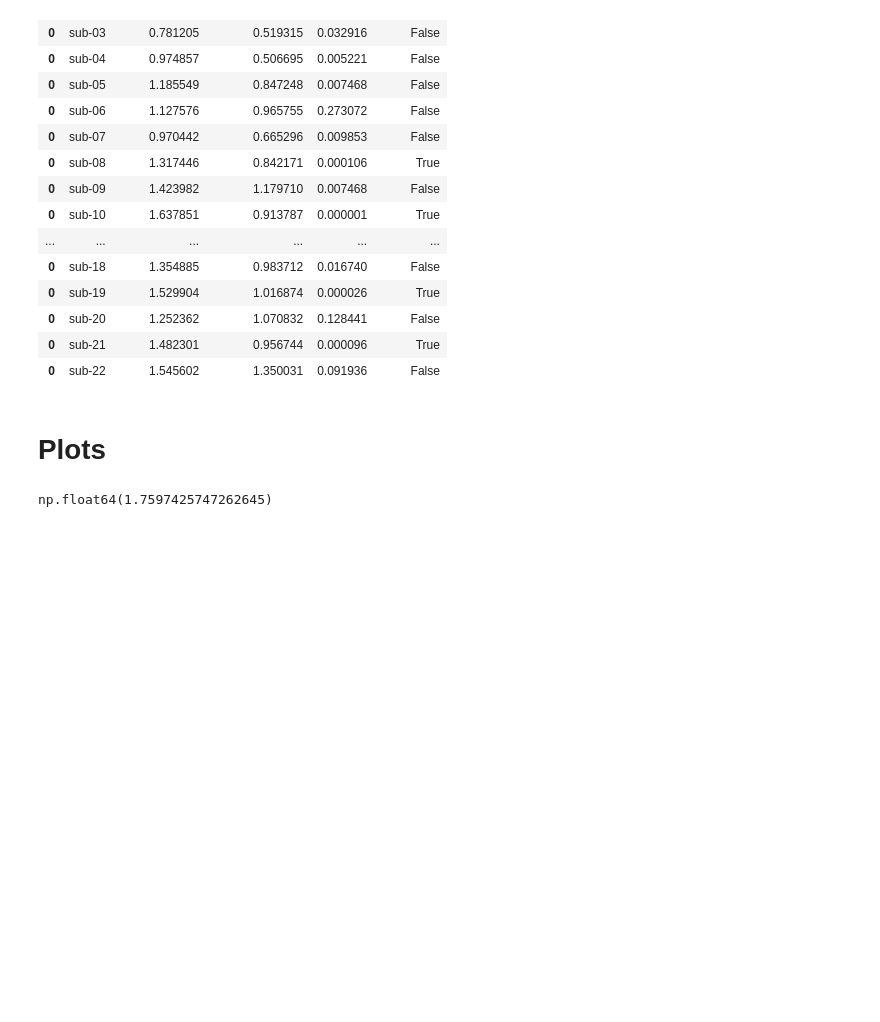
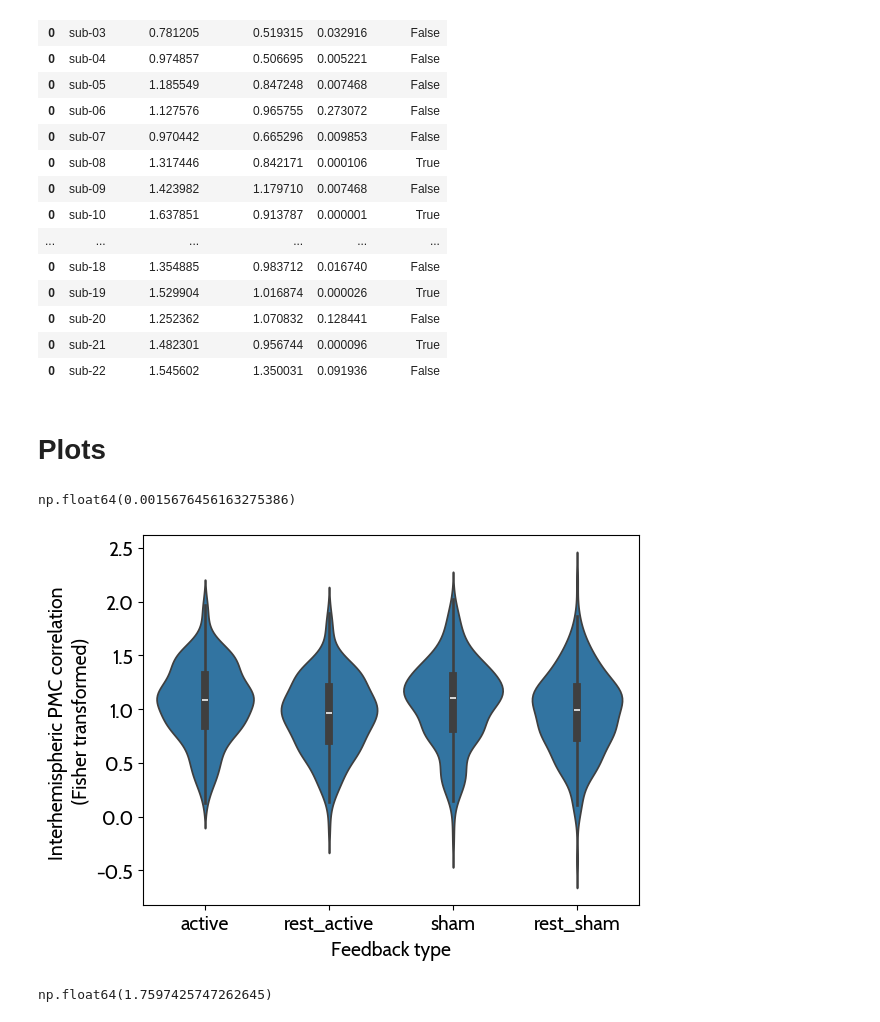
Before and after one commit to CIBIT-UC/musicnf-novelinterface, a Jupyter notebook: scripts/tbv/RealTimeTBVOutputs.ipynb, the cells around one changed output. Drawn from its saved outputs; the diff is of its cells as text; code cells hidden in the pictures; blank space fills up the shorter version.

```diff
--- a/scripts/tbv/RealTimeTBVOutputs.ipynb
+++ b/scripts/tbv/RealTimeTBVOutputs.ipynb
@@ -179,6 +307,32 @@ modulators
 | 0 | sub-22 | 1.545602 | 1.350031 | 0.091936 | False |
 # %% [markdown]
 # Plots
+# %%
+# draw a violin plot comparing the correlation for the two feedback types
+import seaborn as sns
+import matplotlib.pyplot as plt
+
+sns.violinplot(x='feedback', y='correlation_mean', data=df)
+plt.ylabel('Interhemispheric PMC correlation \n(Fisher transformed)')
+plt.xlabel('Feedback type')
+
+# color the two violins differently
+# colors = ['#0A5F83', '#918E89']
+# for i, violin in enumerate(plt.gca().collections):
+#     violin.set_facecolor(colors[i])
+# plt.show()
+
+# test for statistical difference between the means
+
+fb1 = df[df['feedback'] == 'active']['correlation_mean']
+fb2 = df[df['feedback'] == 'rest_active']['correlation_mean']
+
+from scipy.stats import ttest_ind
+
+ttest_ind(fb1, fb2, nan_policy='omit')[1] * 2
+# %% [output]
+np.float64(0.0015676456163275386)
+[figure, added]
 # %%
 # draw a violin plot comparing the correlation for the two feedback types
 import seaborn as sns
```
Also changed, not shown: parts of 14 cells of this notebook, 1 other file.
